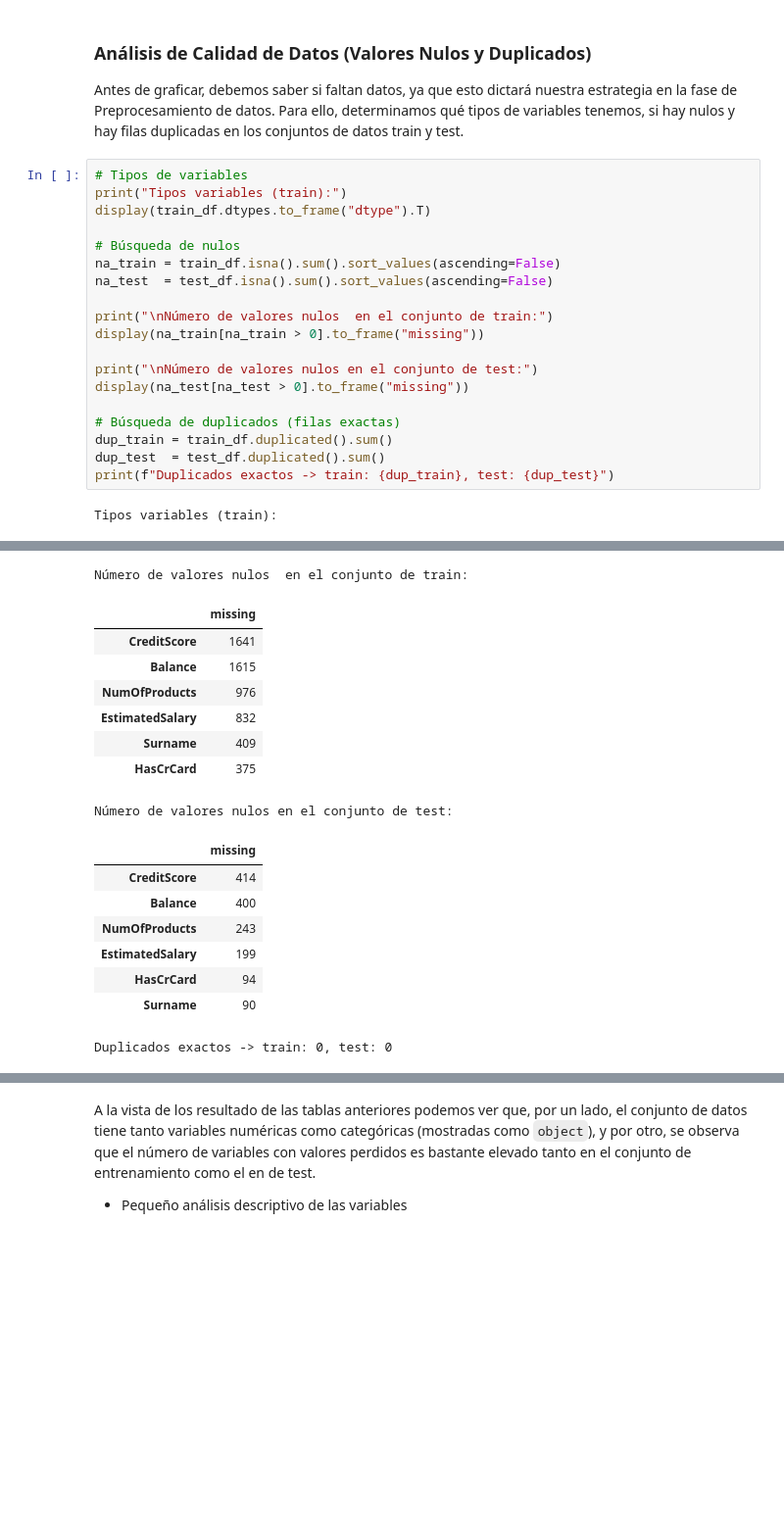
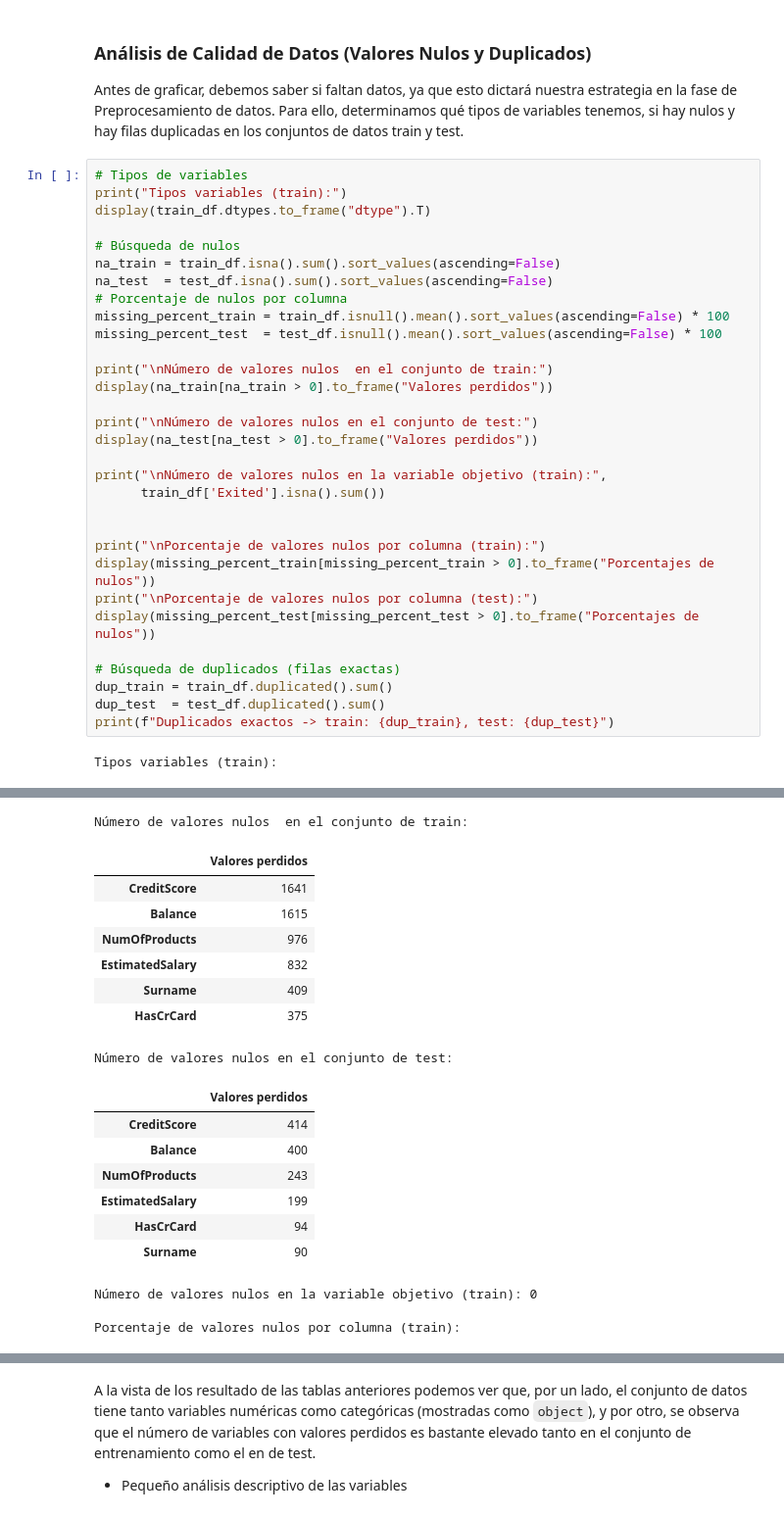
Before and after one commit to vidaldominguez/cdaa-customer-churn, a Jupyter notebook: customer_churn_eda.ipynb, the cells around one changed output, grey strips where cells are left out. Shown at 98% size. Saved outputs shown, nothing was run; the diff lists cells and outputs as text; blank space fills up the shorter version.

```diff
--- a/customer_churn_eda.ipynb
+++ b/customer_churn_eda.ipynb
@@ -60,28 +61,40 @@ Antes de graficar, debemos saber si faltan datos, ya que esto dictará nuestra e
 # %%
 # Tipos de variables
 print("Tipos variables (train):")
 display(train_df.dtypes.to_frame("dtype").T)
 
 # Búsqueda de nulos
 na_train = train_df.isna().sum().sort_values(ascending=False)
 na_test  = test_df.isna().sum().sort_values(ascending=False)
+# Porcentaje de nulos por columna
+missing_percent_train = train_df.isnull().mean().sort_values(ascending=False) * 100
+missing_percent_test  = test_df.isnull().mean().sort_values(ascending=False) * 100
 
 print("\nNúmero de valores nulos  en el conjunto de train:")
-display(na_train[na_train > 0].to_frame("missing"))
+display(na_train[na_train > 0].to_frame("Valores perdidos"))
 
 print("\nNúmero de valores nulos en el conjunto de test:")
-display(na_test[na_test > 0].to_frame("missing"))
+display(na_test[na_test > 0].to_frame("Valores perdidos"))
+
+print("\nNúmero de valores nulos en la variable objetivo (train):",
+      train_df['Exited'].isna().sum())
+
+
+print("\nPorcentaje de valores nulos por columna (train):")
+display(missing_percent_train[missing_percent_train > 0].to_frame("Porcentajes de nulos"))
+print("\nPorcentaje de valores nulos por columna (test):")
+display(missing_percent_test[missing_percent_test > 0].to_frame("Porcentajes de nulos"))
 
 # Búsqueda de duplicados (filas exactas)
 dup_train = train_df.duplicated().sum()
 dup_test  = test_df.duplicated().sum()
 print(f"Duplicados exactos -> train: {dup_train}, test: {dup_test}")
 # %% [output]
 Tipos variables (train):
 |  | CustomerId | Surname | CreditScore | Geography | Gender | Age | Tenure | Balance | NumOfProducts | ... |
 | dtype | int64 | object | float64 | object | object | int64 | int64 | float64 | float64 | ... |
 Número de valores nulos  en el conjunto de train:
-|  | missing |
+|  | Valores perdidos |
 | CreditScore | 1641 |
 | Balance | 1615 |
 | NumOfProducts | 976 |
@@ -89,11 +102,13 @@ Número de valores nulos  en el conjunto de train:
 | Surname | 409 |
 | HasCrCard | 375 |
 Número de valores nulos en el conjunto de test:
-|  | missing |
+|  | Valores perdidos |
 | CreditScore | 414 |
 | Balance | 400 |
 | NumOfProducts | 243 |
 | EstimatedSalary | 199 |
 | HasCrCard | 94 |
 | Surname | 90 |
-Duplicados exactos -> train: 0, test: 0
+Número de valores nulos en la variable objetivo (train): 0
+
+Porcentaje de valores nulos por columna (train):
```
Also changed, not shown: parts of 15 cells of this notebook.
